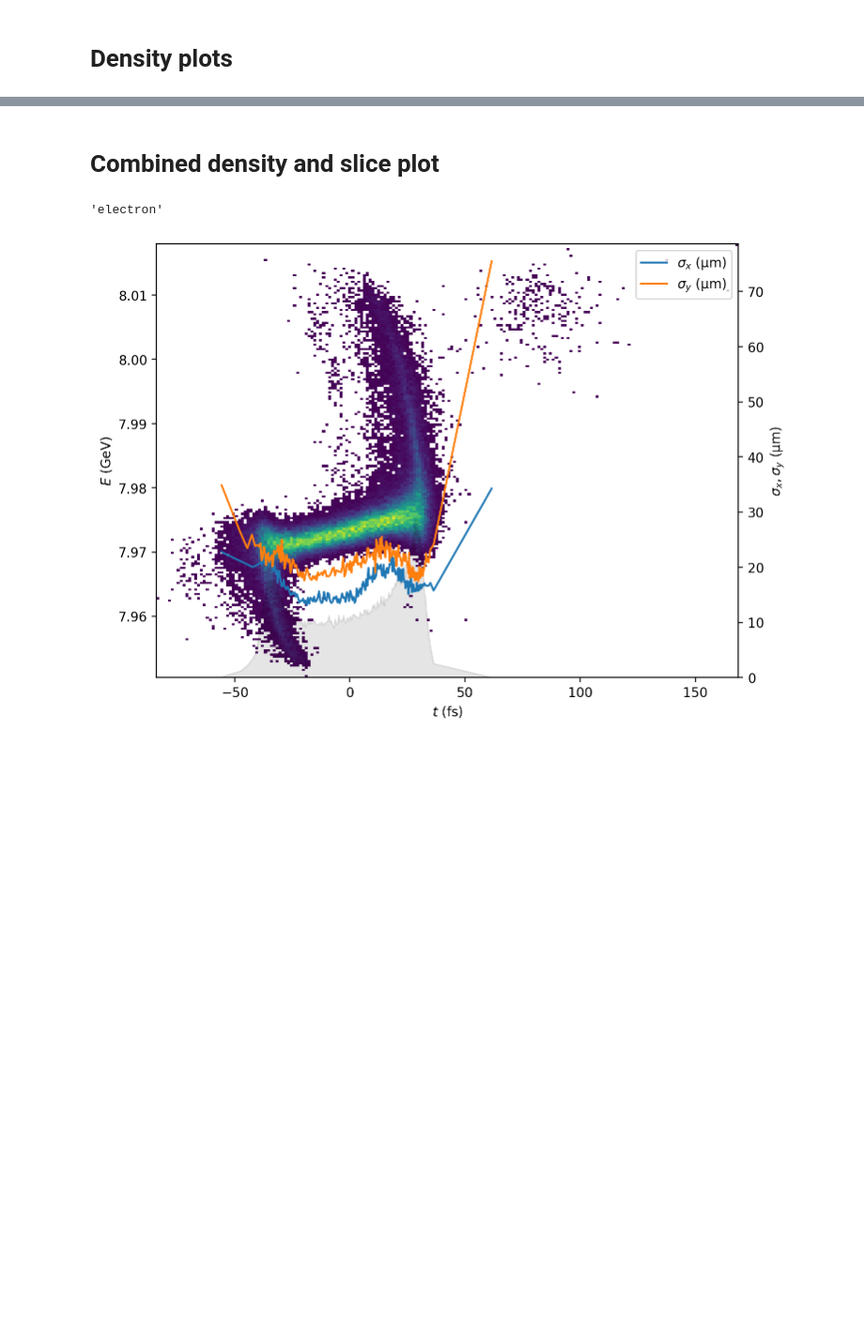
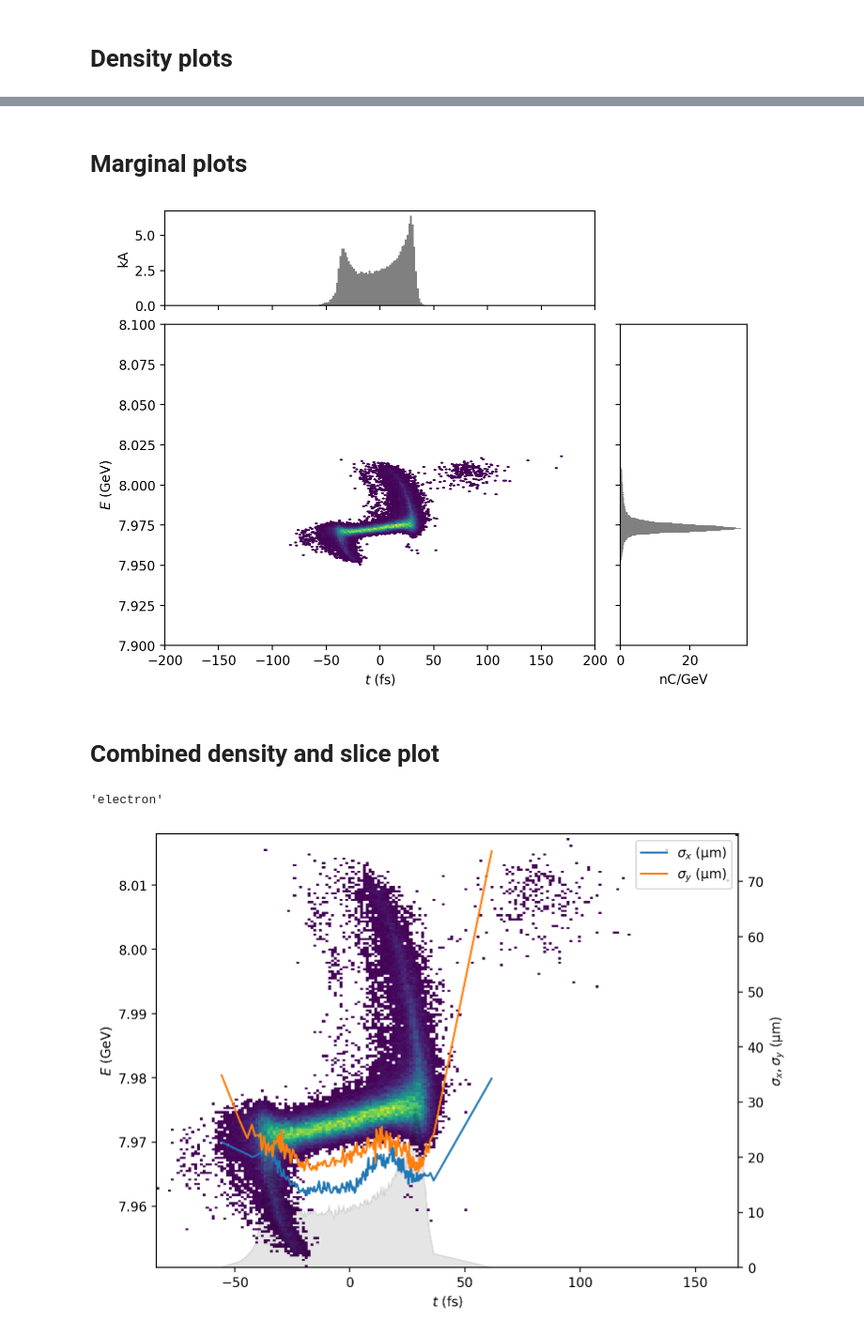
Before and after one commit to ChristopherMayes/openPMD-beamphysics, a Jupyter notebook: examples/plot_examples/plot_examples.ipynb, the cells around one changed output, grey strips where cells are left out. Shown at 94% size. Drawn from its saved outputs; the diff is of its cells as text; code cells hidden in the pictures; blank space fills up the shorter version.

```diff
--- a/examples/plot_examples/plot_examples.ipynb
+++ b/examples/plot_examples/plot_examples.ipynb
@@ -78,3 +46,9 @@ slice_plot(P, 'min_x', slice_key='x');
+# %% [markdown]
+# Marginal plots
+# %%
+P.plot('t', 'energy', xlim = (-200e-15, 200e-15), ylim = (7.9e9, 8.1e9))
+# %% [output]
+[figure, added]
 # %% [markdown]
 # Combined density and slice plot
 # %%
```
Also changed, not shown: parts of 13 cells of this notebook, 21 other files.
